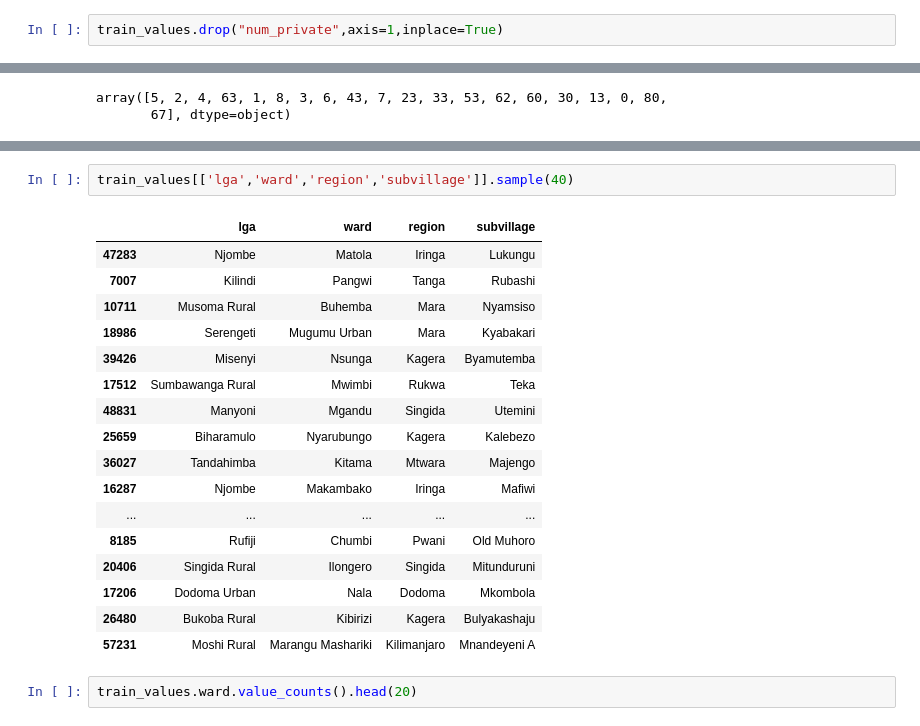
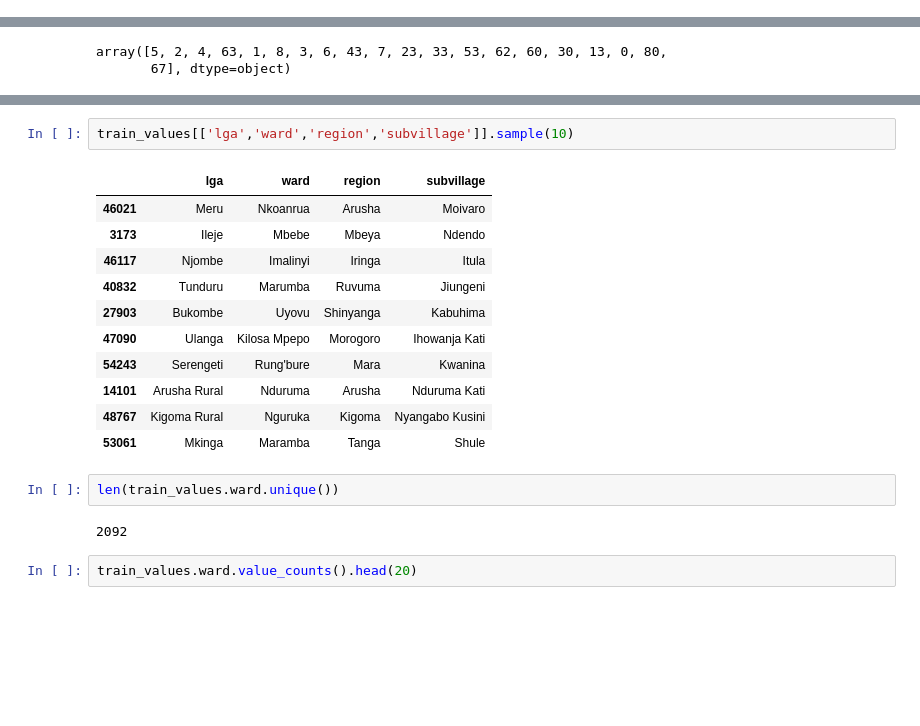
Before and after one commit to roberthobblebottom/pump-it-up, a Jupyter notebook: 1.ipynb, the cells around one changed output, grey strips where cells are left out. Drawn from its saved outputs; the diff is of its cells as text; blank space fills up the shorter version.

```diff
--- a/1.ipynb
+++ b/1.ipynb
@@ -92,7 +88,5 @@ Data columns (total 2 columns):
  1   status_group  59400 non-null  object
 dtypes: int64(1), object(1)
 memory usage: 928.2+ KB
-# %%
-train_values.drop("num_private",axis=1,inplace=True)
 # %%
 d = {
@@ -492,23 +443,21 @@ array(['Ludewa', 'Serengeti', 'Simanjiro', 'Nanyumbu', 'Karagwe',
 # %%
-train_values[['lga','ward','region','subvillage']].sample(40)
+train_values[['lga','ward','region','subvillage']].sample(10)
 # %% [output]
 |  | lga | ward | region | subvillage |
-| 47283 | Njombe | Matola | Iringa | Lukungu |
-| 7007 | Kilindi | Pangwi | Tanga | Rubashi |
-| 10711 | Musoma Rural | Buhemba | Mara | Nyamsiso |
-| 18986 | Serengeti | Mugumu Urban | Mara | Kyabakari |
-| 39426 | Misenyi | Nsunga | Kagera | Byamutemba |
-| 17512 | Sumbawanga Rural | Mwimbi | Rukwa | Teka |
-| 48831 | Manyoni | Mgandu | Singida | Utemini |
-| 25659 | Biharamulo | Nyarubungo | Kagera | Kalebezo |
-| 36027 | Tandahimba | Kitama | Mtwara | Majengo |
-| 16287 | Njombe | Makambako | Iringa | Mafiwi |
-| ... | ... | ... | ... | ... |
-| 8185 | Rufiji | Chumbi | Pwani | Old Muhoro |
-| 20406 | Singida Rural | Ilongero | Singida | Mitunduruni |
-| 17206 | Dodoma Urban | Nala | Dodoma | Mkombola |
-| 26480 | Bukoba Rural | Kibirizi | Kagera | Bulyakashaju |
-| 57231 | Moshi Rural | Marangu Mashariki | Kilimanjaro | Mnandeyeni A |
+| 46021 | Meru | Nkoanrua | Arusha | Moivaro |
+| 3173 | Ileje | Mbebe | Mbeya | Ndendo |
+| 46117 | Njombe | Imalinyi | Iringa | Itula |
+| 40832 | Tunduru | Marumba | Ruvuma | Jiungeni |
+| 27903 | Bukombe | Uyovu | Shinyanga | Kabuhima |
+| 47090 | Ulanga | Kilosa Mpepo | Morogoro | Ihowanja Kati |
+| 54243 | Serengeti | Rung'bure | Mara | Kwanina |
+| 14101 | Arusha Rural | Nduruma | Arusha | Nduruma Kati |
+| 48767 | Kigoma Rural | Nguruka | Kigoma | Nyangabo Kusini |
+| 53061 | Mkinga | Maramba | Tanga | Shule |
+# %%
+len(train_values.ward.unique())
+# %% [output]
+2092
 # %%
 train_values.ward.value_counts().head(20)
 # %% [output]
```
Also changed, not shown: parts of 33 cells of this notebook, 1 other file.
